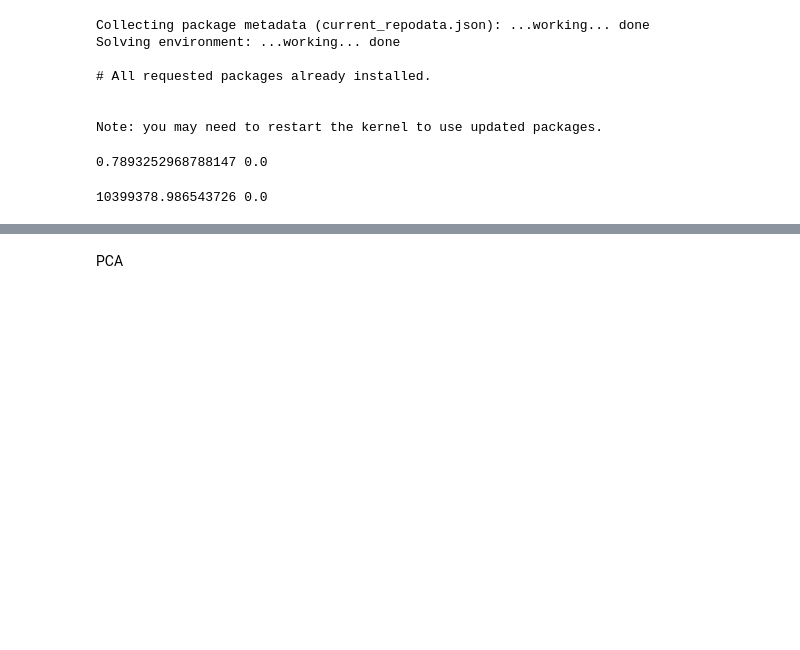
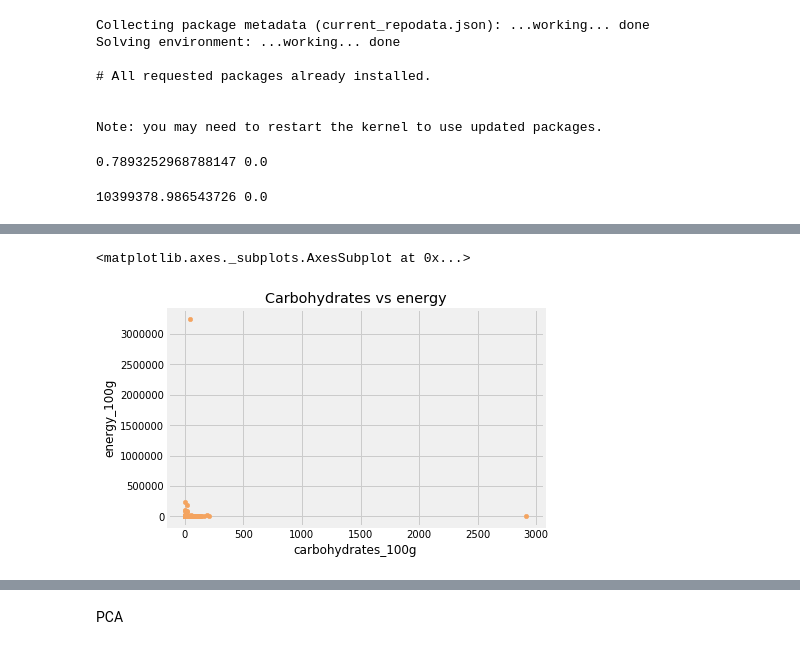
Before and after one commit to MichelleGreaves/Projects, a Jupyter notebook: 2nd Project BNPP.ipynb, the cells around one changed output, grey strips where cells are left out. Saved outputs shown, nothing was run; the diff lists cells and outputs as text; code cells hidden in the pictures; blank space fills up the shorter version.

```diff
--- a/2nd Project BNPP.ipynb
+++ b/2nd Project BNPP.ipynb
@@ -978,0 +939,6 @@ print(w, pvalue)
+# %%
+df2.plot.scatter(x = 'carbohydrates_100g', y = 'energy_100g',
+                  color = 'sandybrown', title = 'Carbohydrates vs energy')
+# %% [output]
+<matplotlib.axes._subplots.AxesSubplot at 0x...>
+[figure, added]
```
Also changed, not shown: parts of 27 cells of this notebook.
